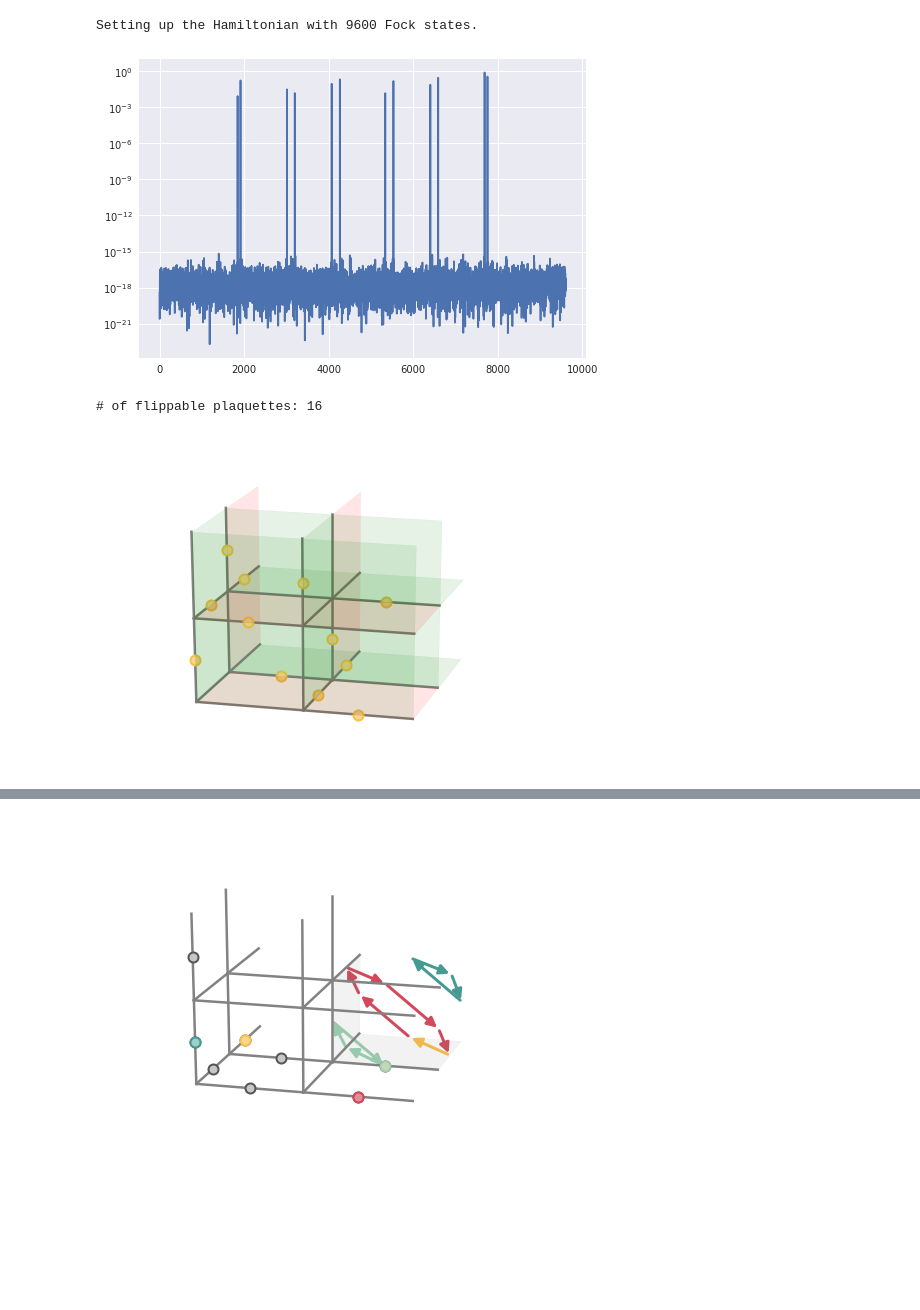
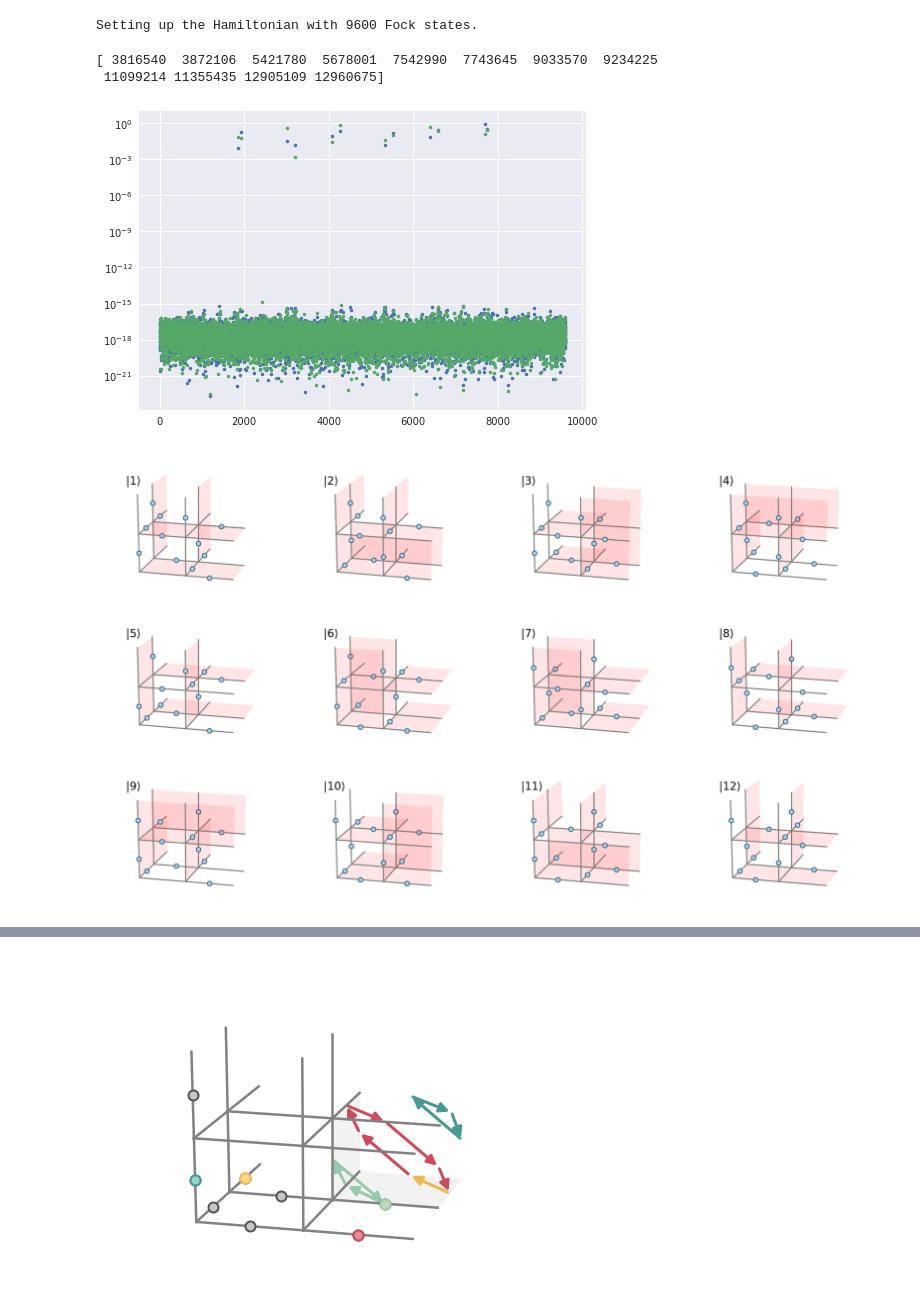
Before and after one commit to cygnus2/FQLMs, a Jupyter notebook: python_notebooks/lattice_visualization.ipynb, the cells around one changed output, grey strips where cells are left out. Cells and saved outputs as stored; diff of their text form; code cells hidden in the pictures; blank space fills up the shorter version.

```diff
--- a/python_notebooks/lattice_visualization.ipynb
+++ b/python_notebooks/lattice_visualization.ipynb
@@ -16,7 +16,7 @@ data_dir = '../python_data/visuals/'
 param = {
     'L' : [2,2,2],
     'lambda' : -5,
-    'gauge_particles' : 'bosons'
+    'gauge_particles' : 'fermions'
 }
 tag = '_' + param['gauge_particles'] + '_' + size_tag(param['L']) + '_lam{:.2f}.dat'.format(param['lambda'])
 eigenvalues = pd.read_csv(data_dir + 'spectrum'+tag, skiprows=0, names=['E'], index_col=False)
@@ -27,19 +27,24 @@ builder = HamiltonianBuilder(param, states=lattices)
 # %% [output]
 Setting up the Hamiltonian with 9600 Fock states.
 # %%
-estate = 0
+estates = [0, 11]
 
 with plt.style.context('seaborn'):
     fig, ax = plt.subplots()
 
-    ax.plot(np.abs(eigenstates[:,estate]))
+    for estate in estates:
+        ax.plot(np.abs(eigenstates[:,estate]), ls='', marker='.')
 
     ax.set_yscale('log')
 
-threshold = 1e-10
+threshold = 1e-6
 contributions = np.array(builder.lookup_table)[np.argwhere(np.abs(eigenstates[:,estate]) >= threshold).flatten()]
+
+print(contributions)
 # %% [output]
+[ 3816540  3872106  5421780  5678001  7542990  7743645  9033570  9234225
+ 11099214 11355435 12905109 12960675]
-[figure, old version]
+[figure, new version]
 # %%
 from mpl_toolkits.mplot3d import Axes3D
 import mpl_toolkits.mplot3d as a3
@@ -111,7 +116,8 @@ def draw_particle(ax, pos, links, a=2.0, colors=['#FCC148', '#F9D792']):
     )
 
 
-def draw_state(ax, state, links, n_basis=24, colors=['#FCC148', '#F9D792']):
+def draw_state(ax, state, links, n_basis=24, colors=['#416780', '#A5D2F0']):
+# def draw_state(ax, state, links, n_basis=24, colors=['#0D1317', '#6E726E']):
     for k in range(n_basis):
         if (state>>k)&1:
             draw_particle(ax, k, links, colors=colors)
@@ -135,41 +141,54 @@ def highlight_plaquette(ax, p, color='gray', alpha=0.2, a=2):
 def find_flippable_plaquettes(state, builder):
     """ Finds the flippable plaquettes and returns them.
     """
     pflips = []
     for p in builder.plaquettes:
         if builder.apply_u_dagger(state, p)[0] or builder.apply_u(state, p)[0]:
             pflips.append(p)
     return pflips
 
-def draw_system(state, L=[2,2,2], a=2):
+def draw_system(state, L=[2,2,2], a=2, ax=None, label=None):
     with plt.style.context('seaborn-notebook'):
-        fig = plt.figure()
-        fig.set_size_inches(8,6)
+        ret = bool(ax)
+        if ax is None:
+            fig = plt.figure()
+            fig.set_size_inches(8,6)
+            ax = fig.add_subplot(111, projection='3d')
 
-        ax = fig.add_subplot(111, projection='3d')
         ax.view_init(elev=20, azim=-75)
         ax.set_axis_off()
 
         # Draw the actual system.
         links = draw_3D_lattice(ax)
         points = draw_state(ax, state, links)
 
-        state = contributions[11]
+#         state = contributions[11]
 
         # Get flippable plaquettes & color them.
         pflip = find_flippable_plaquettes(state, builder)
-        print(f'# of flippable plaquettes: {len(pflip)}')
+#         print(f'# of flippable plaquettes: {len(pflip)}')
         for p in builder.plaquettes:
             if p in pflip:
                 pass
-                highlight_plaquette(ax, p[:-1], color='green', alpha=0.1)
+#                 highlight_plaquette(ax, p[:-1], color='green', alpha=0.1)
             else:
                 pass
                 highlight_plaquette(ax, p[:-1], color='red', alpha=0.1)
 
-    return fig, ax
+        if label is not None:
+            ax.text(-0.5, 0, 4.5, label, fontsize=24)
 
-fig, ax = draw_system(contributions[0])
+plot_dir = './'
+fig, axes = plt.subplots(3, 4, subplot_kw={'projection': '3d'})
+fig.set_size_inches(24, 14)
+axes = axes.flatten()
+
+for i, c in enumerate(contributions):
+    draw_system(c, ax=axes[i], label='$|{:d}\\rangle$'.format(i+1))
+#     fig.savefig(f'{plot_dir}/basis_lattice_{i}.png')
+
+fig.subplots_adjust()
+fig.tight_layout()
+fig.savefig('../../notes_overleaf/img/all_lattices.pdf')
 # %% [output]
-# of flippable plaquettes: 16
-[figure, old version]
+[figure, new version]
```
Also changed, not shown: parts of 3 cells of this notebook, 10 other files.
